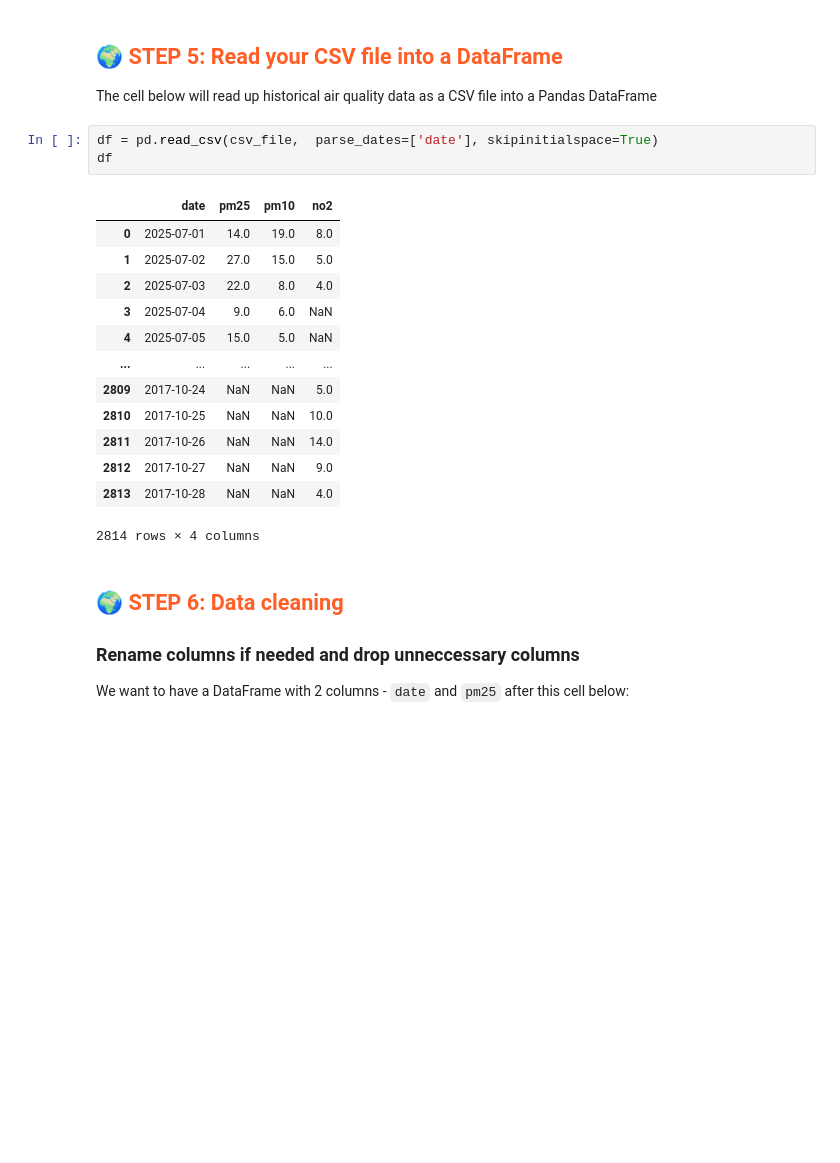
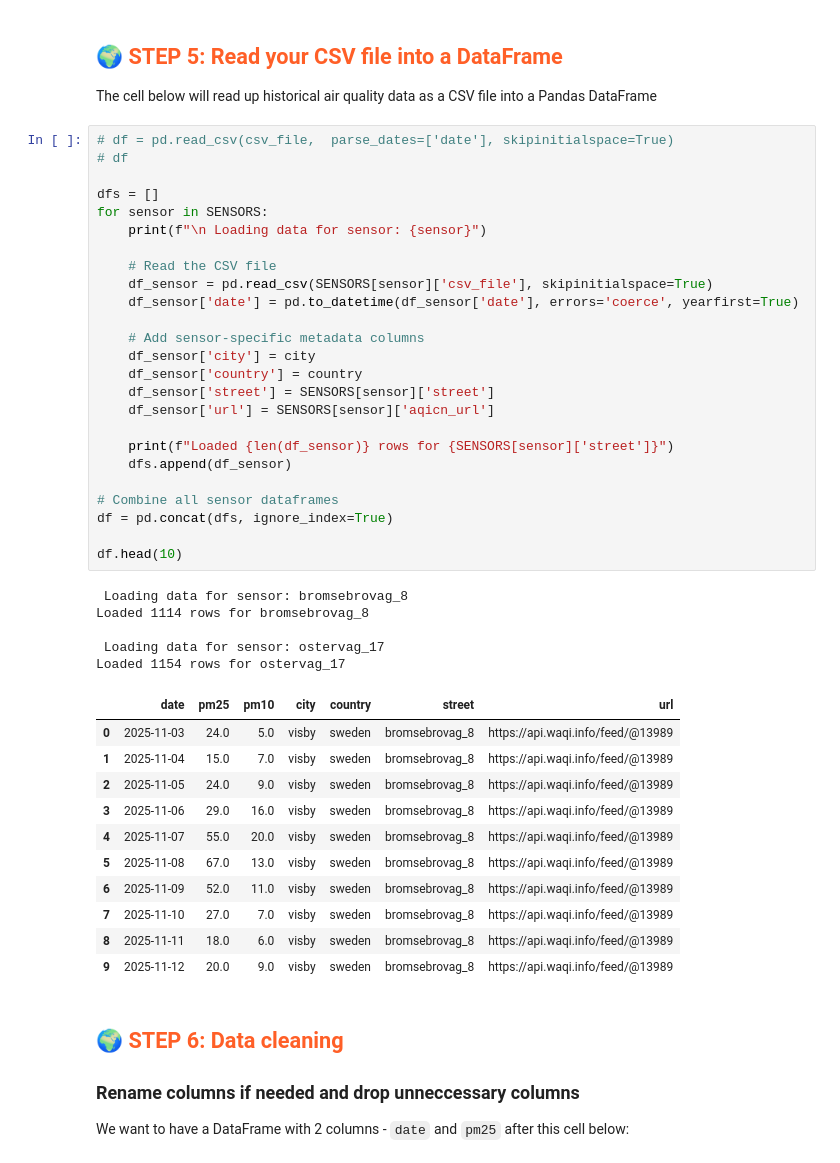
Before and after one commit to ebbalg/mlfs-book, a Jupyter notebook: notebooks/airquality/1_air_quality_feature_backfill.ipynb, the cells around one changed output. Saved outputs shown, nothing was run; the diff lists cells and outputs as text; blank space fills up the shorter version.

```diff
--- a/notebooks/airquality/1_air_quality_feature_backfill.ipynb
+++ b/notebooks/airquality/1_air_quality_feature_backfill.ipynb
@@ -241,22 +276,47 @@ aq_today_df.head()
 
 The cell below will read up historical air quality data as a CSV file into a Pandas DataFrame
 # %%
-df = pd.read_csv(csv_file,  parse_dates=['date'], skipinitialspace=True)
-df
+# df = pd.read_csv(csv_file,  parse_dates=['date'], skipinitialspace=True)
+# df
+
+dfs = []
+for sensor in SENSORS:
+    print(f"\n Loading data for sensor: {sensor}")
+
+    # Read the CSV file
+    df_sensor = pd.read_csv(SENSORS[sensor]['csv_file'], skipinitialspace=True)
+    df_sensor['date'] = pd.to_datetime(df_sensor['date'], errors='coerce', yearfirst=True)
+
+    # Add sensor-specific metadata columns
+    df_sensor['city'] = city
+    df_sensor['country'] = country
+    df_sensor['street'] = SENSORS[sensor]['street']
+    df_sensor['url'] = SENSORS[sensor]['aqicn_url']
+
+    print(f"Loaded {len(df_sensor)} rows for {SENSORS[sensor]['street']}")
+    dfs.append(df_sensor)
+
+# Combine all sensor dataframes
+df = pd.concat(dfs, ignore_index=True)
+
+df.head(10)
 # %% [output]
+ Loading data for sensor: bromsebrovag_8
+Loaded 1114 rows for bromsebrovag_8
+
+ Loading data for sensor: ostervag_17
+Loaded 1154 rows for ostervag_17
-|  | date | pm25 | pm10 | no2 |
-| 0 | 2025-07-01 | 14.0 | 19.0 | 8.0 |
-| 1 | 2025-07-02 | 27.0 | 15.0 | 5.0 |
-| 2 | 2025-07-03 | 22.0 | 8.0 | 4.0 |
-| 3 | 2025-07-04 | 9.0 | 6.0 | NaN |
-| 4 | 2025-07-05 | 15.0 | 5.0 | NaN |
-| ... | ... | ... | ... | ... |
-| 2809 | 2017-10-24 | NaN | NaN | 5.0 |
-| 2810 | 2017-10-25 | NaN | NaN | 10.0 |
-| 2811 | 2017-10-26 | NaN | NaN | 14.0 |
-| 2812 | 2017-10-27 | NaN | NaN | 9.0 |
-| 2813 | 2017-10-28 | NaN | NaN | 4.0 |
+|  | date | pm25 | pm10 | city | country | street | url |
+| 0 | 2025-11-03 | 24.0 | 5.0 | visby | sweden | bromsebrovag_8 | https://api.waqi.info/feed/@13989 |
+| 1 | 2025-11-04 | 15.0 | 7.0 | visby | sweden | bromsebrovag_8 | https://api.waqi.info/feed/@13989 |
+| 2 | 2025-11-05 | 24.0 | 9.0 | visby | sweden | bromsebrovag_8 | https://api.waqi.info/feed/@13989 |
+| 3 | 2025-11-06 | 29.0 | 16.0 | visby | sweden | bromsebrovag_8 | https://api.waqi.info/feed/@13989 |
+| 4 | 2025-11-07 | 55.0 | 20.0 | visby | sweden | bromsebrovag_8 | https://api.waqi.info/feed/@13989 |
+| 5 | 2025-11-08 | 67.0 | 13.0 | visby | sweden | bromsebrovag_8 | https://api.waqi.info/feed/@13989 |
+| 6 | 2025-11-09 | 52.0 | 11.0 | visby | sweden | bromsebrovag_8 | https://api.waqi.info/feed/@13989 |
+| 7 | 2025-11-10 | 27.0 | 7.0 | visby | sweden | bromsebrovag_8 | https://api.waqi.info/feed/@13989 |
+| 8 | 2025-11-11 | 18.0 | 6.0 | visby | sweden | bromsebrovag_8 | https://api.waqi.info/feed/@13989 |
+| 9 | 2025-11-12 | 20.0 | 9.0 | visby | sweden | bromsebrovag_8 | https://api.waqi.info/feed/@13989 |
-2814 rows × 4 columns
 # %% [markdown]
 ## <span style='color:#ff5f27'> 🌍 STEP 6: Data cleaning</span>
 
```
Also changed, not shown: parts of 15 cells of this notebook, 17 other files.
